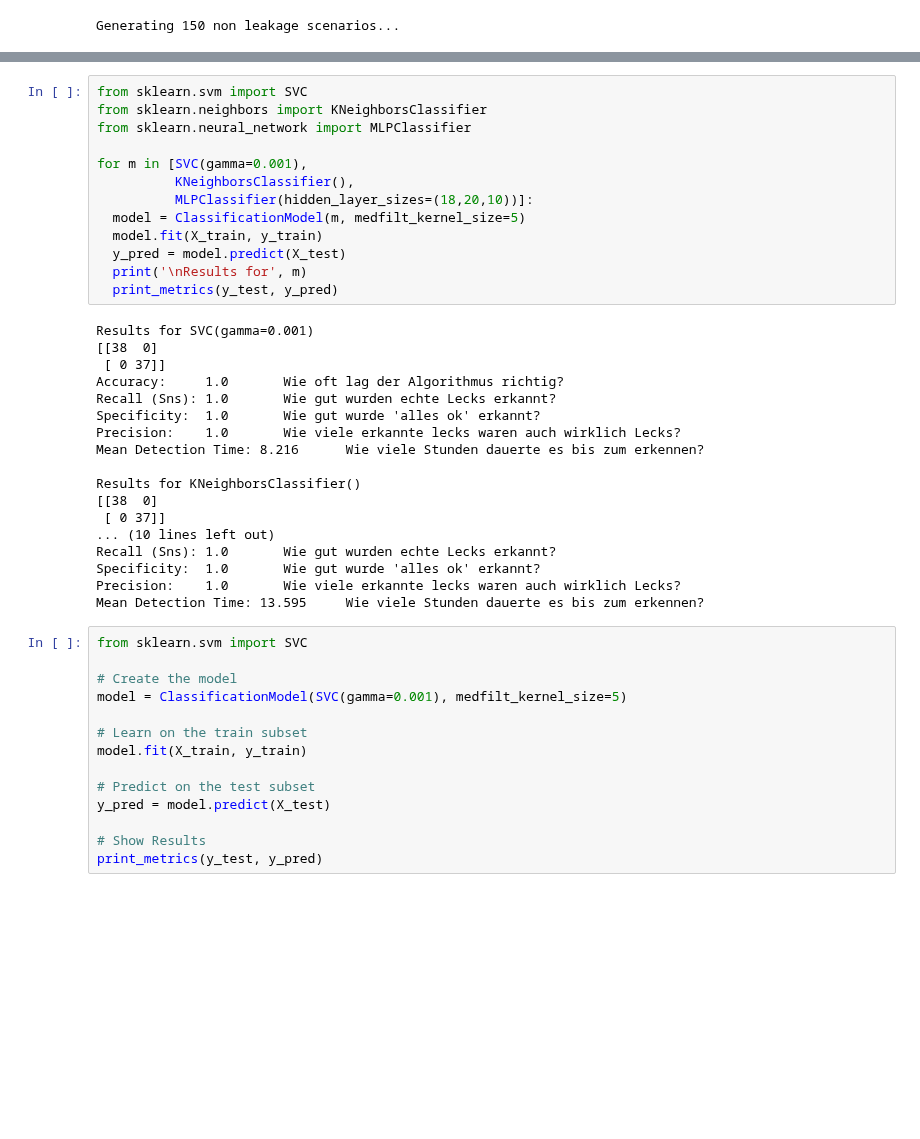
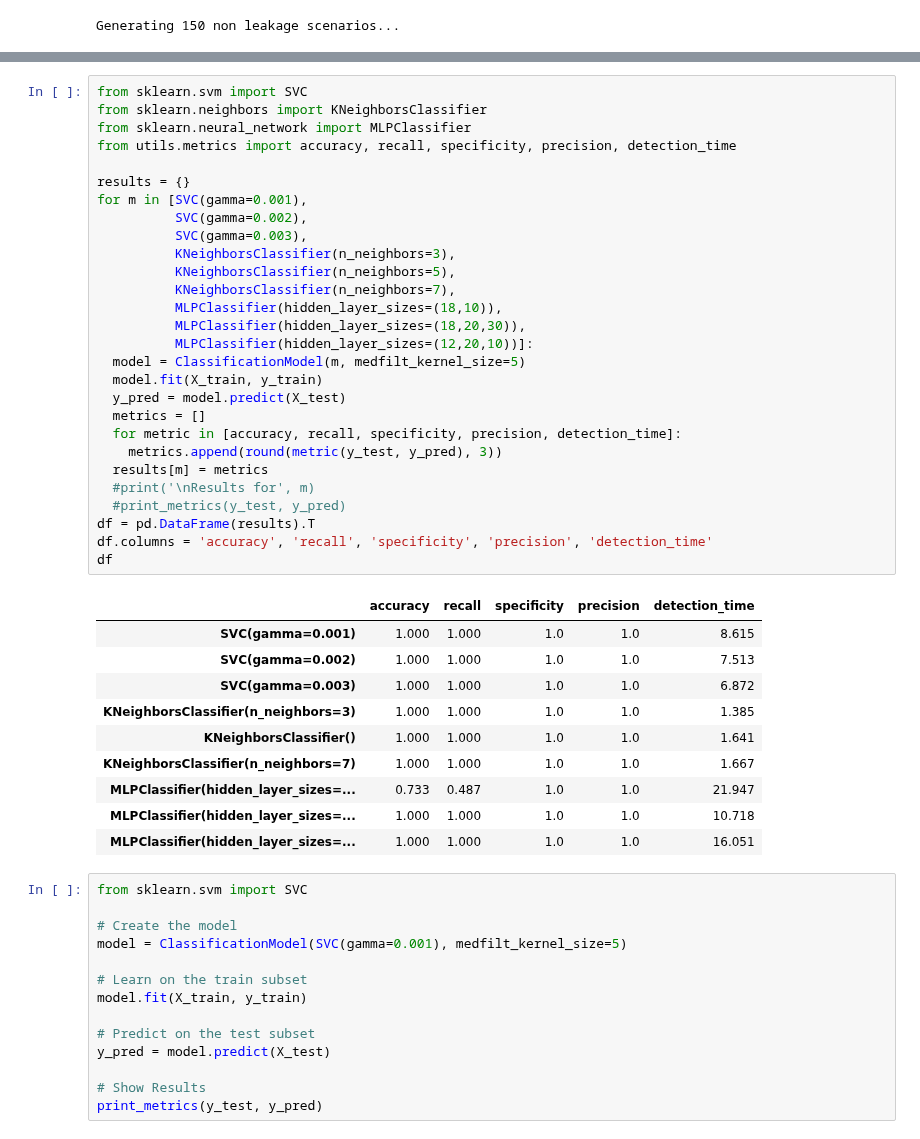
Before and after one commit to JulianBvW/BA-WDN-Leakage-Detection, a Jupyter notebook: LeakageDetection.ipynb, the cells around one changed output, grey strips where cells are left out. Saved outputs shown, nothing was run; the diff lists cells and outputs as text; blank space fills up the shorter version.

```diff
--- a/LeakageDetection.ipynb
+++ b/LeakageDetection.ipynb
@@ -189,34 +189,42 @@ Counter({0: 38, 1: 37})
 # %%
 from sklearn.svm import SVC
 from sklearn.neighbors import KNeighborsClassifier
 from sklearn.neural_network import MLPClassifier
+from utils.metrics import accuracy, recall, specificity, precision, detection_time
 
+results = {}
 for m in [SVC(gamma=0.001),
-          KNeighborsClassifier(),
-          MLPClassifier(hidden_layer_sizes=(18,20,10))]:
+          SVC(gamma=0.002),
+          SVC(gamma=0.003),
+          KNeighborsClassifier(n_neighbors=3),
+          KNeighborsClassifier(n_neighbors=5),
+          KNeighborsClassifier(n_neighbors=7),
+          MLPClassifier(hidden_layer_sizes=(18,10)),
+          MLPClassifier(hidden_layer_sizes=(18,20,30)),
+          MLPClassifier(hidden_layer_sizes=(12,20,10))]:
   model = ClassificationModel(m, medfilt_kernel_size=5)
   model.fit(X_train, y_train)
   y_pred = model.predict(X_test)
-  print('\nResults for', m)
-  print_metrics(y_test, y_pred)
+  metrics = []
+  for metric in [accuracy, recall, specificity, precision, detection_time]:
+    metrics.append(round(metric(y_test, y_pred), 3))
+  results[m] = metrics
+  #print('\nResults for', m)
+  #print_metrics(y_test, y_pred)
+df = pd.DataFrame(results).T
+df.columns = 'accuracy', 'recall', 'specificity', 'precision', 'detection_time'
+df
 # %% [output]
-Results for SVC(gamma=0.001)
-[[38  0]
- [ 0 37]]
-Accuracy:     1.0       Wie oft lag der Algorithmus richtig?
-Recall (Sns): 1.0       Wie gut wurden echte Lecks erkannt?
-Specificity:  1.0       Wie gut wurde 'alles ok' erkannt?
-Precision:    1.0       Wie viele erkannte lecks waren auch wirklich Lecks?
-Mean Detection Time: 8.216      Wie viele Stunden dauerte es bis zum erkennen?
-
-Results for KNeighborsClassifier()
-[[38  0]
- [ 0 37]]
-... (10 lines left out)
-Recall (Sns): 1.0       Wie gut wurden echte Lecks erkannt?
-Specificity:  1.0       Wie gut wurde 'alles ok' erkannt?
-Precision:    1.0       Wie viele erkannte lecks waren auch wirklich Lecks?
-Mean Detection Time: 13.595     Wie viele Stunden dauerte es bis zum erkennen?
+|  | accuracy | recall | specificity | precision | detection_time |
+| SVC(gamma=0.001) | 1.000 | 1.000 | 1.0 | 1.0 | 8.615 |
+| SVC(gamma=0.002) | 1.000 | 1.000 | 1.0 | 1.0 | 7.513 |
+| SVC(gamma=0.003) | 1.000 | 1.000 | 1.0 | 1.0 | 6.872 |
+| KNeighborsClassifier(n_neighbors=3) | 1.000 | 1.000 | 1.0 | 1.0 | 1.385 |
+| KNeighborsClassifier() | 1.000 | 1.000 | 1.0 | 1.0 | 1.641 |
+| KNeighborsClassifier(n_neighbors=7) | 1.000 | 1.000 | 1.0 | 1.0 | 1.667 |
+| MLPClassifier(hidden_layer_sizes=... | 0.733 | 0.487 | 1.0 | 1.0 | 21.947 |
+| MLPClassifier(hidden_layer_sizes=... | 1.000 | 1.000 | 1.0 | 1.0 | 10.718 |
+| MLPClassifier(hidden_layer_sizes=... | 1.000 | 1.000 | 1.0 | 1.0 | 16.051 |
 # %%
 from sklearn.svm import SVC
 
```
Also changed, not shown: parts of 1 cell of this notebook.
